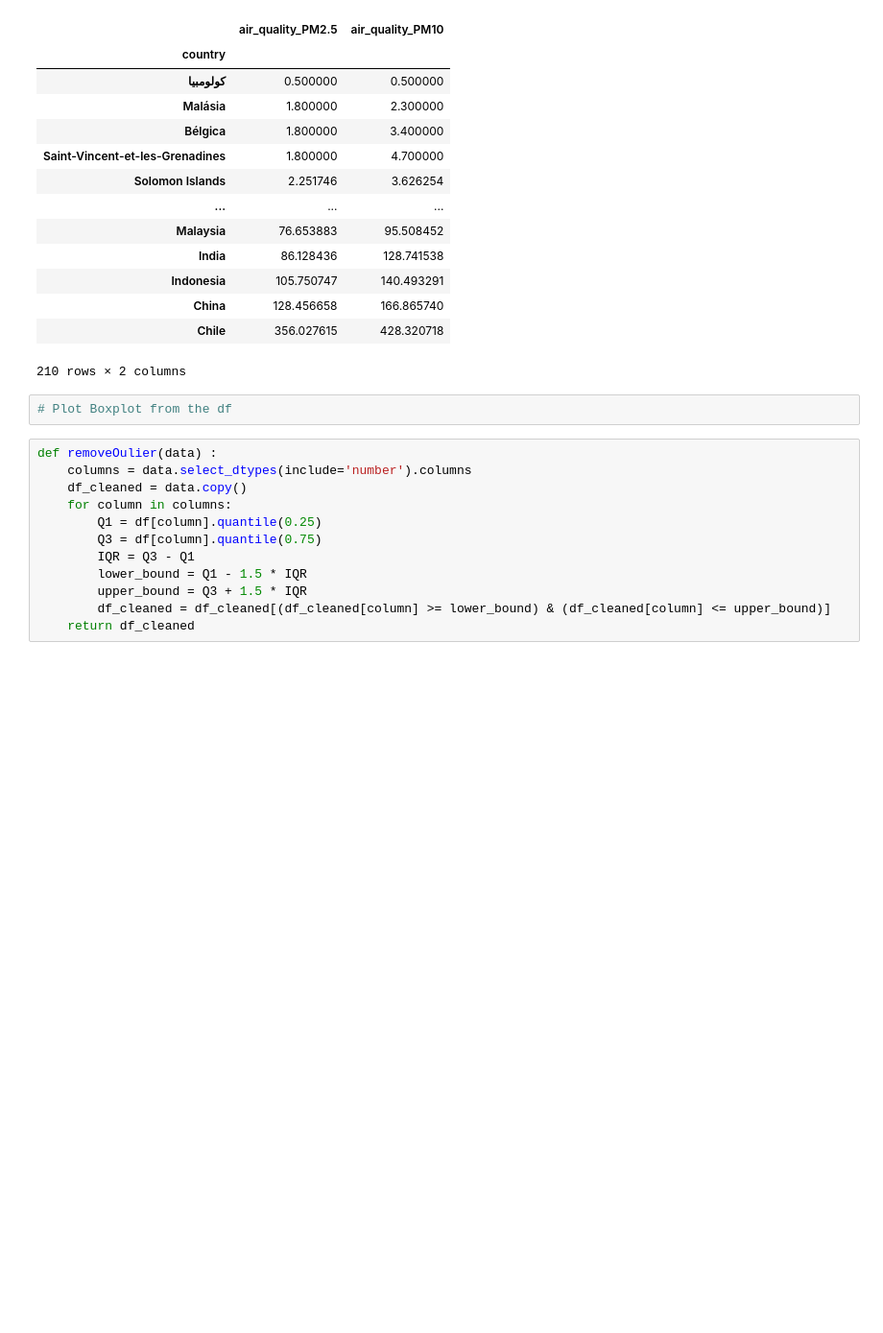
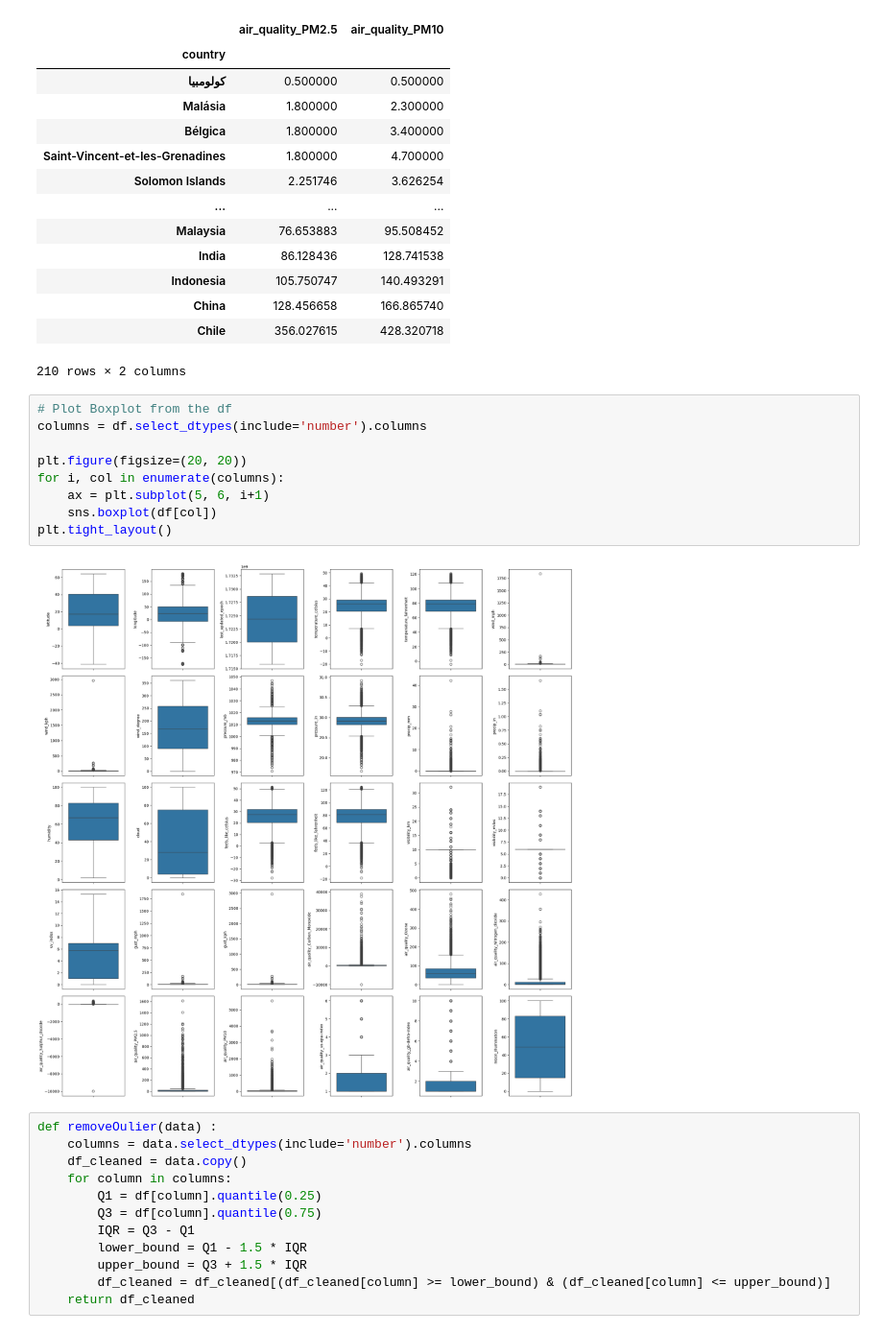
Before and after one commit to NatanaelGeraldoS/GlobalAQI, a Jupyter notebook: main.ipynb, the cells around one changed output. Shown at 96% size. Cells and saved outputs as stored; diff of their text form; blank space fills up the shorter version.

```diff
--- a/main.ipynb
+++ b/main.ipynb
@@ -144,8 +452,17 @@ air_qual_avgs
 | China | 128.456658 | 166.865740 |
 | Chile | 356.027615 | 428.320718 |
 210 rows × 2 columns
-# %%
-# Plot Boxplot from the df
+# %%
+# Plot Boxplot from the df
+columns = df.select_dtypes(include='number').columns
+
+plt.figure(figsize=(20, 20))
+for i, col in enumerate(columns):
+    ax = plt.subplot(5, 6, i+1)
+    sns.boxplot(df[col])
+plt.tight_layout()
+# %% [output]
+[figure, added]
 # %%
 def removeOulier(data) :
     columns = data.select_dtypes(include='number').columns
```
Also changed, not shown: parts of 28 cells of this notebook.
